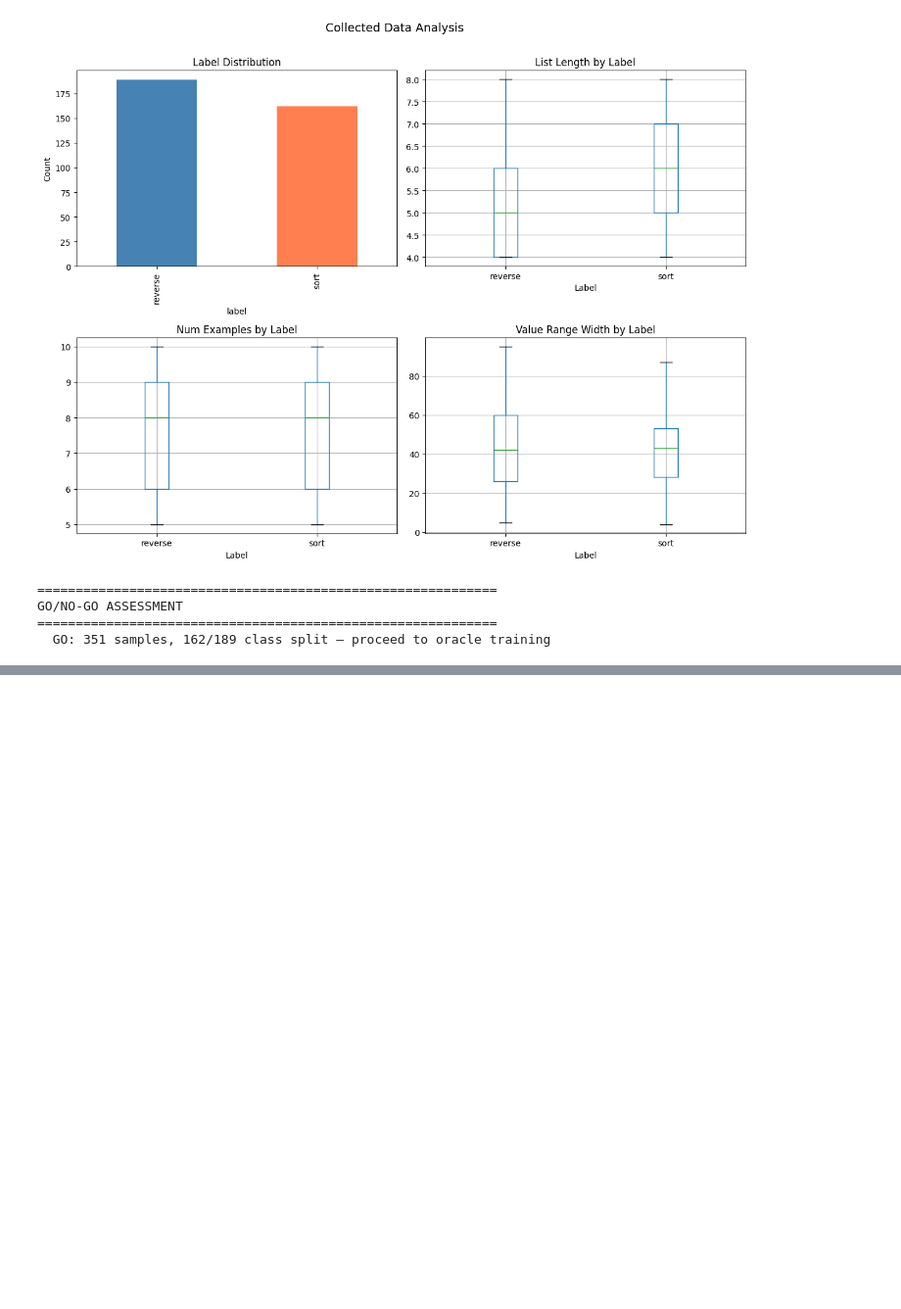
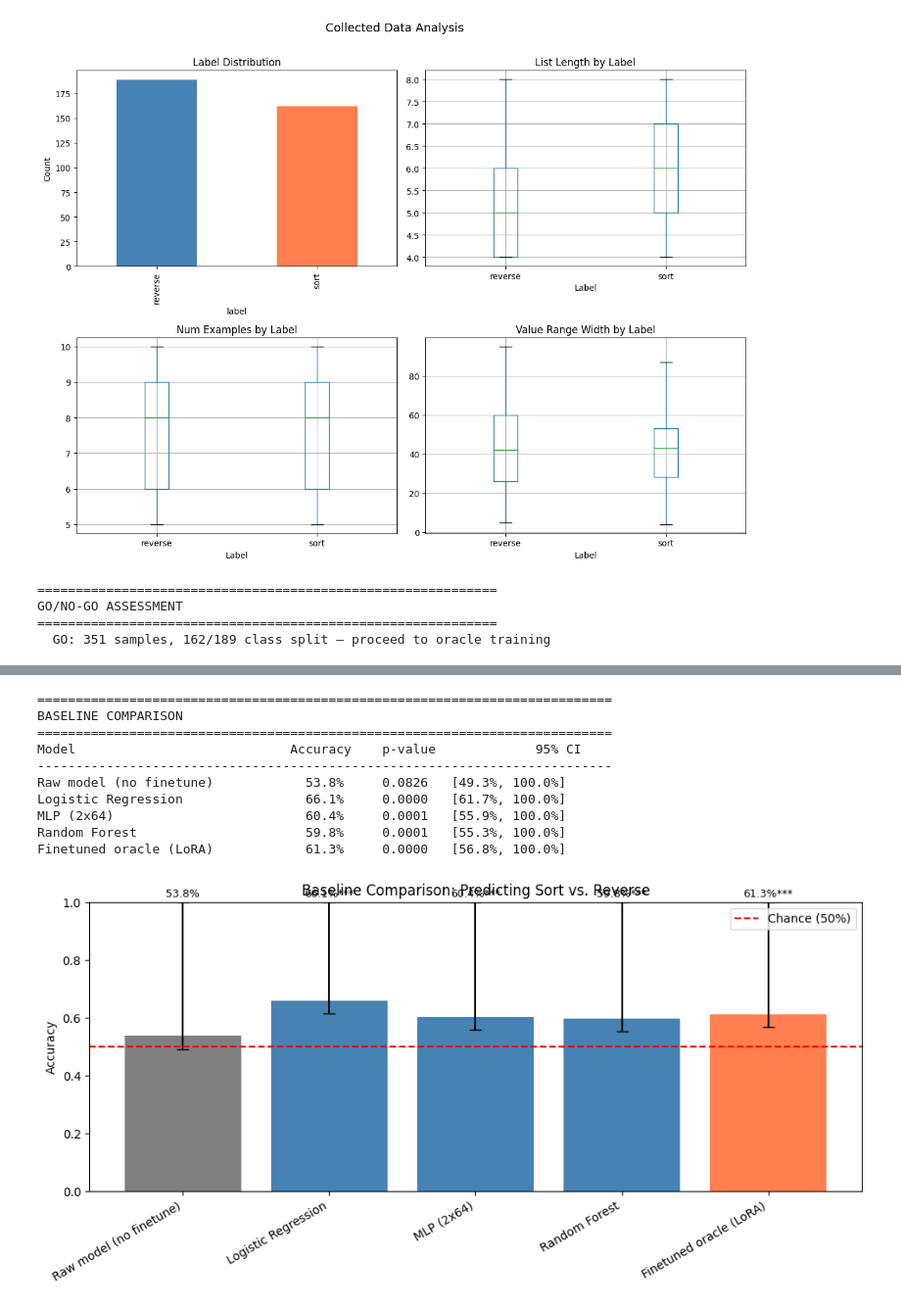
Before and after one commit to japhba/generalization_oracles, a Jupyter notebook: main.ipynb, the cells around one changed output, grey strips where cells are left out. Shown at 98% size. Cells and saved outputs as stored; diff of their text form; code cells hidden in the pictures; blank space fills up the shorter version.

Commit message:
add baselines

```diff
--- a/main.ipynb
+++ b/main.ipynb
@@ -321,0 +411,55 @@ Mistake breakdown:
+# %%
+# Cell: Baseline Comparison Summary
+import matplotlib.pyplot as plt
+import numpy as np
+
+# Collect all results into a table
+rows = []
+rows.append(("Raw model (no finetune)", raw_results["accuracy"], raw_results["p_value"], raw_results["ci_low"], raw_results["ci_high"]))
+for name, res in ml_results.items():
+    rows.append((name, res["overall_accuracy"], res["p_value"], res["ci_low"], res["ci_high"]))
+rows.append(("Finetuned oracle (LoRA)", cv_results["overall_accuracy"], cv_results["p_value"], cv_results["ci_low"], cv_results["ci_high"]))
+
+print("=" * 75)
+print("BASELINE COMPARISON")
+print("=" * 75)
+print(f"{'Model':<30} {'Accuracy':>10} {'p-value':>10} {'95% CI':>18}")
+print("-" * 75)
+for name, acc, p, ci_lo, ci_hi in rows:
+    print(f"{name:<30} {acc:>9.1%} {p:>10.4f}   [{ci_lo:.1%}, {ci_hi:.1%}]")
+
+# Bar chart
+names = [r[0] for r in rows]
+accs = [r[1] for r in rows]
+ci_los = [r[3] for r in rows]
+ci_his = [r[4] for r in rows]
+errors_lo = [a - lo for a, lo in zip(accs, ci_los)]
+errors_hi = [hi - a for a, hi in zip(accs, ci_his)]
+
+fig, ax = plt.subplots(figsize=(10, 5))
+x = np.arange(len(names))
+bars = ax.bar(x, accs, color=["gray", "steelblue", "steelblue", "steelblue", "coral"], yerr=[errors_lo, errors_hi], capsize=5)
+ax.axhline(y=0.5, color="red", linestyle="--", label="Chance (50%)")
+ax.set_xticks(x)
+ax.set_xticklabels(names, rotation=30, ha="right")
+ax.set_ylabel("Accuracy")
+ax.set_ylim(0, 1)
+ax.set_title("Baseline Comparison: Predicting Sort vs. Reverse")
+ax.legend()
+for i, (acc, p) in enumerate(zip(accs, [r[2] for r in rows])):
+    sig = "***" if p < 0.001 else "**" if p < 0.01 else "*" if p < 0.05 else ""
+    ax.text(i, acc + errors_hi[i] + 0.02, f"{acc:.1%}{sig}", ha="center", fontsize=9)
+plt.tight_layout()
+plt.show()
+# %% [output]
+===========================================================================
+BASELINE COMPARISON
+===========================================================================
+Model                            Accuracy    p-value             95% CI
+---------------------------------------------------------------------------
+Raw model (no finetune)            53.8%     0.0826   [49.3%, 100.0%]
+Logistic Regression                66.1%     0.0000   [61.7%, 100.0%]
+MLP (2x64)                         60.4%     0.0001   [55.9%, 100.0%]
+Random Forest                      59.8%     0.0001   [55.3%, 100.0%]
+Finetuned oracle (LoRA)            61.3%     0.0000   [56.8%, 100.0%]
+[figure, added]
```
Also changed, not shown: parts of 5 cells of this notebook, 3 other files.
